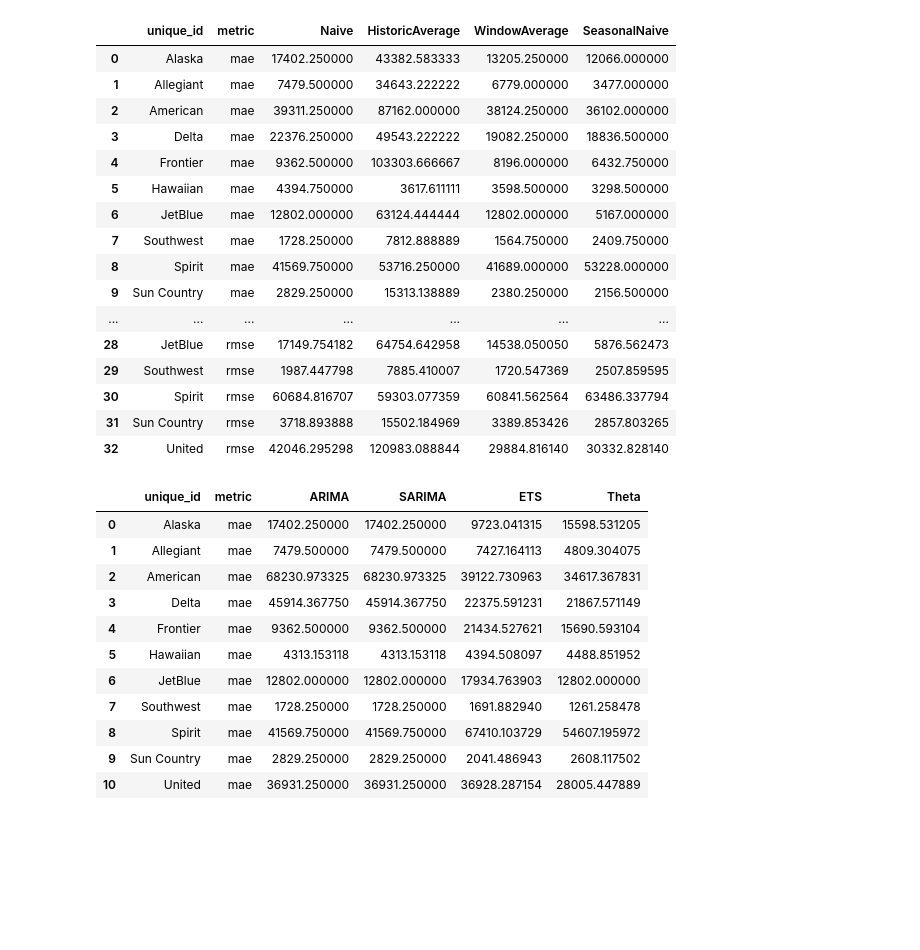
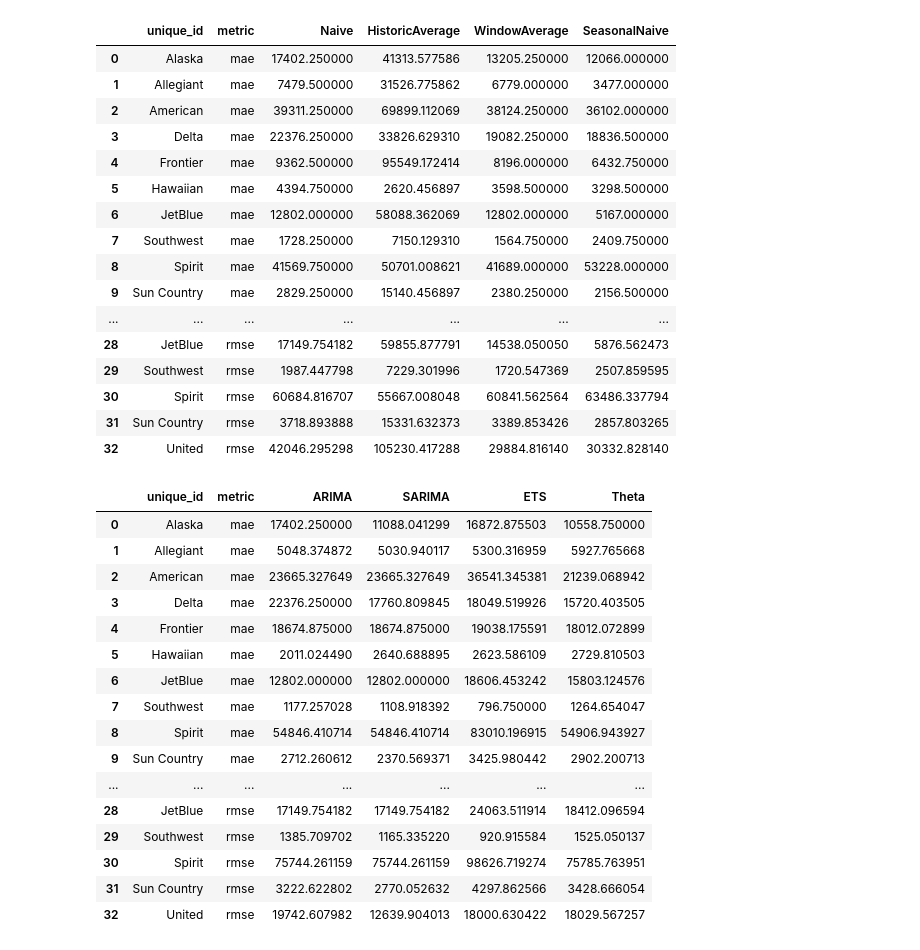
Before and after one commit to PranavShidlaghatta/BaggageRevenueModel, a Jupyter notebook: notebooks/imputation_files/bag_rev_forecast_on_imputed.ipynb, the cells around one changed output. Cells and saved outputs as stored; diff of their text form; code cells hidden in the pictures; blank space fills up the shorter version.

```diff
--- a/notebooks/imputation_files/bag_rev_forecast_on_imputed.ipynb
+++ b/notebooks/imputation_files/bag_rev_forecast_on_imputed.ipynb
@@ -10,6 +14,10 @@ from statsforecast.models import Naive, HistoricAverage, WindowAverage, Seasonal
 from statsforecast.models import AutoARIMA, AutoETS, AutoTheta
 from utilsforecast.losses import mae, mape, rmse
 # %%
-df = pd.read_csv(r"C:\Users\Nav\Documents\BaggageRevenueModel\BaggageRevenueModel\data\combined_bag_revenue.csv")
-df.head()
+df_long = pd.read_csv(r"/home/rayan/Southwest_stuff/BaggageRevenueModel/data/reindexed.csv")
+df_long = df_long[['unique_id', 'ds', 'y']]
+df_long['ds'] = pd.to_datetime(df_long['ds'])
+
+
+df_long.head()
 # %% [output]
@@ -23,10 +29,0 @@ df.head()
-# %%
-# Reshape data for statsforecast
-
-df_long = df.melt(id_vars=['Airline'], var_name='Quarter', value_name="Baggage Revenue")
-df_long['Quarter'] = pd.PeriodIndex(df_long['Quarter'], freq='Q').to_timestamp(how="end")
-df_long = df_long.rename(columns={"Airline": "unique_id", "Baggage Revenue": "y"})
-
-# Final columns should be ['unique_id', 'ds', 'y']
-df_long = df_long[['unique_id', 'Quarter', 'y']].rename(columns={"Quarter": "ds"})
-df_long
@@ -76,57 +59,62 @@ evaluation = evaluate( df=eval_df, metrics=[mae, mape, rmse] )
 evaluation
 # %% [output]
 |  | unique_id | metric | Naive | HistoricAverage | WindowAverage | SeasonalNaive |
-| 0 | Alaska | mae | 17402.250000 | 43382.583333 | 13205.250000 | 12066.000000 |
-| 1 | Allegiant | mae | 7479.500000 | 34643.222222 | 6779.000000 | 3477.000000 |
-| 2 | American | mae | 39311.250000 | 87162.000000 | 38124.250000 | 36102.000000 |
-| 3 | Delta | mae | 22376.250000 | 49543.222222 | 19082.250000 | 18836.500000 |
-| 4 | Frontier | mae | 9362.500000 | 103303.666667 | 8196.000000 | 6432.750000 |
-| 5 | Hawaiian | mae | 4394.750000 | 3617.611111 | 3598.500000 | 3298.500000 |
-| 6 | JetBlue | mae | 12802.000000 | 63124.444444 | 12802.000000 | 5167.000000 |
-| 7 | Southwest | mae | 1728.250000 | 7812.888889 | 1564.750000 | 2409.750000 |
-| 8 | Spirit | mae | 41569.750000 | 53716.250000 | 41689.000000 | 53228.000000 |
-| 9 | Sun Country | mae | 2829.250000 | 15313.138889 | 2380.250000 | 2156.500000 |
+| 0 | Alaska | mae | 17402.250000 | 41313.577586 | 13205.250000 | 12066.000000 |
+| 1 | Allegiant | mae | 7479.500000 | 31526.775862 | 6779.000000 | 3477.000000 |
+| 2 | American | mae | 39311.250000 | 69899.112069 | 38124.250000 | 36102.000000 |
+| 3 | Delta | mae | 22376.250000 | 33826.629310 | 19082.250000 | 18836.500000 |
+| 4 | Frontier | mae | 9362.500000 | 95549.172414 | 8196.000000 | 6432.750000 |
+| 5 | Hawaiian | mae | 4394.750000 | 2620.456897 | 3598.500000 | 3298.500000 |
+| 6 | JetBlue | mae | 12802.000000 | 58088.362069 | 12802.000000 | 5167.000000 |
+| 7 | Southwest | mae | 1728.250000 | 7150.129310 | 1564.750000 | 2409.750000 |
+| 8 | Spirit | mae | 41569.750000 | 50701.008621 | 41689.000000 | 53228.000000 |
+| 9 | Sun Country | mae | 2829.250000 | 15140.456897 | 2380.250000 | 2156.500000 |
 | ... | ... | ... | ... | ... | ... | ... |
-| 28 | JetBlue | rmse | 17149.754182 | 64754.642958 | 14538.050050 | 5876.562473 |
-| 29 | Southwest | rmse | 1987.447798 | 7885.410007 | 1720.547369 | 2507.859595 |
-| 30 | Spirit | rmse | 60684.816707 | 59303.077359 | 60841.562564 | 63486.337794 |
-| 31 | Sun Country | rmse | 3718.893888 | 15502.184969 | 3389.853426 | 2857.803265 |
-| 32 | United | rmse | 42046.295298 | 120983.088844 | 29884.816140 | 30332.828140 |
+| 28 | JetBlue | rmse | 17149.754182 | 59855.877791 | 14538.050050 | 5876.562473 |
+| 29 | Southwest | rmse | 1987.447798 | 7229.301996 | 1720.547369 | 2507.859595 |
+| 30 | Spirit | rmse | 60684.816707 | 55667.008048 | 60841.562564 | 63486.337794 |
+| 31 | Sun Country | rmse | 3718.893888 | 15331.632373 | 3389.853426 | 2857.803265 |
+| 32 | United | rmse | 42046.295298 | 105230.417288 | 29884.816140 | 30332.828140 |
 # %%
 # ARIMA and SARIMA Models
 
 unique_ids = df_long["unique_id"].unique().tolist()
 small_train = train[train["unique_id"].isin(unique_ids)]
 small_test = test[test["unique_id"].isin(unique_ids)]
 
 
 models = [
     AutoARIMA(season_length=1, max_p=6, max_q=6, max_P=3, max_Q=3, alias="ARIMA"),
     AutoARIMA(season_length=4, max_p=6, max_q=6, max_P=3, max_Q=3, alias="SARIMA"),
     AutoETS(season_length=4, alias="ETS"),
     AutoTheta(season_length=4, alias="Theta"),
 ]
 
 sf = StatsForecast(models=models, freq='QE')
 sf.fit(df=small_train)
 arima_preds = sf.predict(h=horizon)
 
 arima_eval_df = pd.merge(test, arima_preds, 'left', ['ds', 'unique_id'])
-arima_eval = evaluate( df=arima_eval_df, metrics=[mae] )
+arima_eval = evaluate( df=arima_eval_df, metrics=[mae, mape, rmse] )
 arima_eval
 # %% [output]
 |  | unique_id | metric | ARIMA | SARIMA | ETS | Theta |
-| 0 | Alaska | mae | 17402.250000 | 17402.250000 | 9723.041315 | 15598.531205 |
-| 1 | Allegiant | mae | 7479.500000 | 7479.500000 | 7427.164113 | 4809.304075 |
-| 2 | American | mae | 68230.973325 | 68230.973325 | 39122.730963 | 34617.367831 |
-| 3 | Delta | mae | 45914.367750 | 45914.367750 | 22375.591231 | 21867.571149 |
-| 4 | Frontier | mae | 9362.500000 | 9362.500000 | 21434.527621 | 15690.593104 |
-| 5 | Hawaiian | mae | 4313.153118 | 4313.153118 | 4394.508097 | 4488.851952 |
-| 6 | JetBlue | mae | 12802.000000 | 12802.000000 | 17934.763903 | 12802.000000 |
-| 7 | Southwest | mae | 1728.250000 | 1728.250000 | 1691.882940 | 1261.258478 |
-| 8 | Spirit | mae | 41569.750000 | 41569.750000 | 67410.103729 | 54607.195972 |
-| 9 | Sun Country | mae | 2829.250000 | 2829.250000 | 2041.486943 | 2608.117502 |
-| 10 | United | mae | 36931.250000 | 36931.250000 | 36928.287154 | 28005.447889 |
+| 0 | Alaska | mae | 17402.250000 | 11088.041299 | 16872.875503 | 10558.750000 |
+| 1 | Allegiant | mae | 5048.374872 | 5030.940117 | 5300.316959 | 5927.765668 |
+| 2 | American | mae | 23665.327649 | 23665.327649 | 36541.345381 | 21239.068942 |
+| 3 | Delta | mae | 22376.250000 | 17760.809845 | 18049.519926 | 15720.403505 |
+| 4 | Frontier | mae | 18674.875000 | 18674.875000 | 19038.175591 | 18012.072899 |
+| 5 | Hawaiian | mae | 2011.024490 | 2640.688895 | 2623.586109 | 2729.810503 |
+| 6 | JetBlue | mae | 12802.000000 | 12802.000000 | 18606.453242 | 15803.124576 |
+| 7 | Southwest | mae | 1177.257028 | 1108.918392 | 796.750000 | 1264.654047 |
+| 8 | Spirit | mae | 54846.410714 | 54846.410714 | 83010.196915 | 54906.943927 |
+| 9 | Sun Country | mae | 2712.260612 | 2370.569371 | 3425.980442 | 2902.200713 |
+| ... | ... | ... | ... | ... | ... | ... |
+| 28 | JetBlue | rmse | 17149.754182 | 17149.754182 | 24063.511914 | 18412.096594 |
+| 29 | Southwest | rmse | 1385.709702 | 1165.335220 | 920.915584 | 1525.050137 |
+| 30 | Spirit | rmse | 75744.261159 | 75744.261159 | 98626.719274 | 75785.763951 |
+| 31 | Sun Country | rmse | 3222.622802 | 2770.052632 | 4297.862566 | 3428.666054 |
+| 32 | United | rmse | 19742.607982 | 12639.904013 | 18000.630422 | 18029.567257 |
 # %%
 # plotting
 
```
Also changed, not shown: parts of 7 cells of this notebook, 1 other file.
